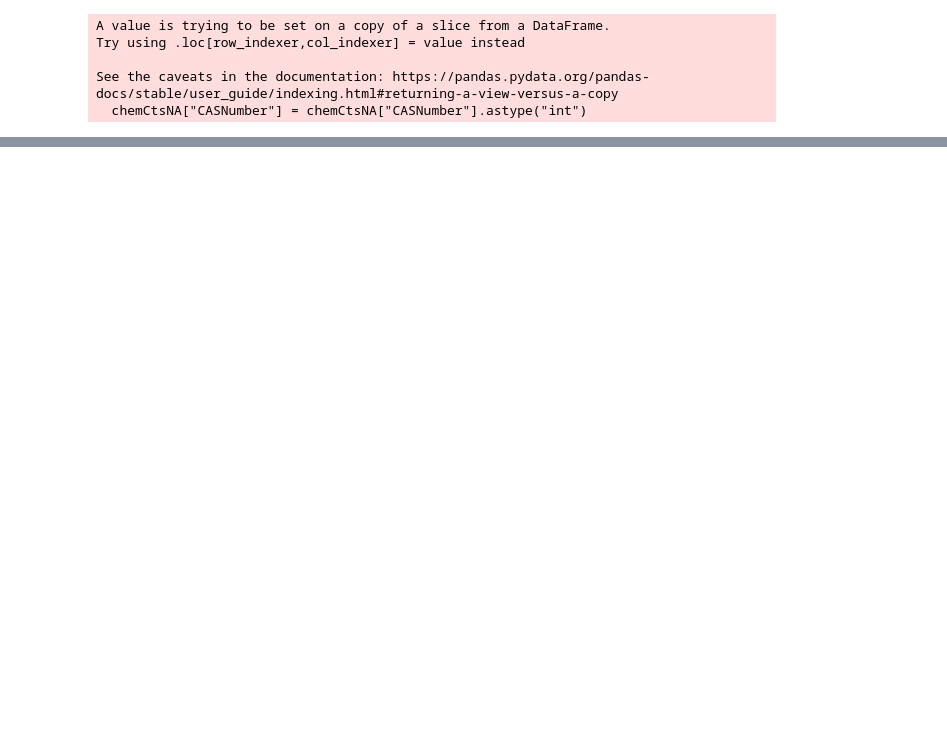
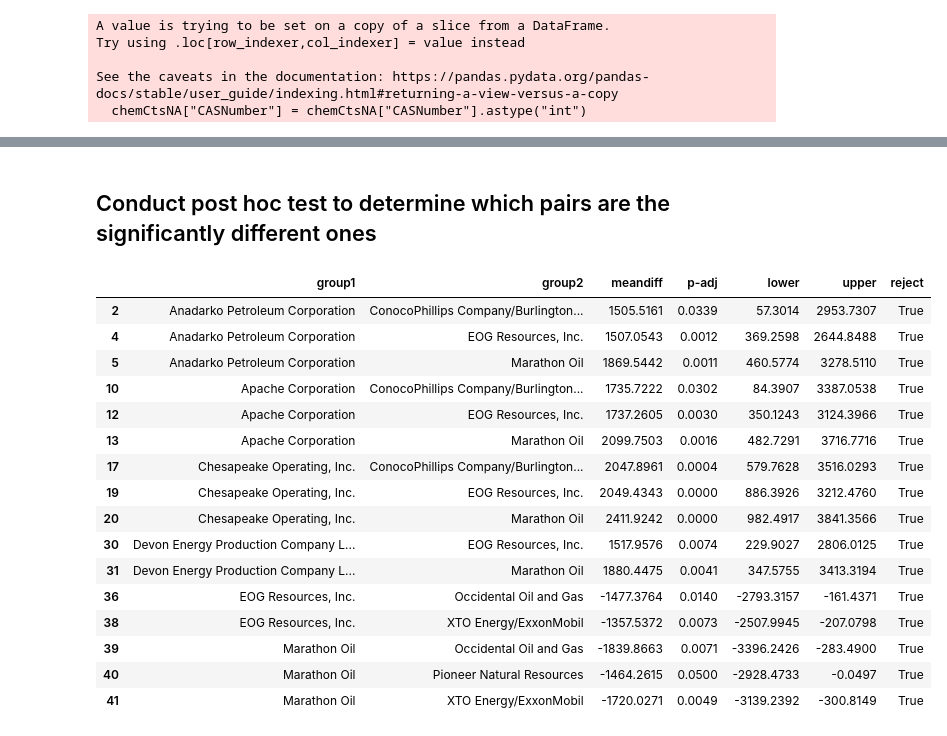
Before and after one commit to elfie42/fracking-research, a Jupyter notebook: code/registry_analysis.ipynb, the cells around one changed output, grey strips where cells are left out. Saved outputs shown, nothing was run; the diff lists cells and outputs as text; code cells hidden in the pictures; blank space fills up the shorter version.

```diff
--- a/code/registry_analysis.ipynb
+++ b/code/registry_analysis.ipynb
@@ -196,0 +374,41 @@ len(purpCat)
+# %% [markdown]
+## Conduct post hoc test to determine which pairs are the significantly different ones
+# %%
+# Tukey HSD test
+
+# create data frame with only operators we want for Tukey HSD test
+tukeyQry = """SELECT op, region, depth, waterVol
+FROM wellsCSV
+WHERE op = 'EOG Resources, Inc.' OR op = 'Anadarko Petroleum Corporation' OR op = 'XTO Energy/ExxonMobil' OR op = 'Chesapeake Operating, Inc.' OR op = 'Pioneer Natural Resources' OR op = 'Devon Energy Production Company L. P.' OR op= 'Occidental Oil and Gas' OR op = 'Marathon Oil' OR op = 'ConocoPhillips Company/Burlington Resources' OR op = 'Apache Corporation'"""
+
+tukeyDF = pysqldf(tukeyQry)
+# %%
+# run test on depth/operator pairs
+depthOpRes = mc.MultiComparison(tukeyDF["depth"], tukeyDF["op"])
+depthOpTky = depthOpRes.tukeyhsd()
+doTky = depthOpTky.summary() # create silly little simpletable object that is not simple and barely functions as a table
+#pd.DataFrame(doTky).to_csv("do.csv")
+# manually go in and remove erroneous row and column
+doDF = pd.read_csv("do.csv")
+
+# select only pairs where we reject the null hypothesis
+doDF2 = doDF[doDF["reject"]]
+doDF2
+# %% [output]
+|  | group1 | group2 | meandiff | p-adj | lower | upper | reject |
+| 2 | Anadarko Petroleum Corporation | ConocoPhillips Company/Burlington... | 1505.5161 | 0.0339 | 57.3014 | 2953.7307 | True |
+| 4 | Anadarko Petroleum Corporation | EOG Resources, Inc. | 1507.0543 | 0.0012 | 369.2598 | 2644.8488 | True |
+| 5 | Anadarko Petroleum Corporation | Marathon Oil | 1869.5442 | 0.0011 | 460.5774 | 3278.5110 | True |
+| 10 | Apache Corporation | ConocoPhillips Company/Burlington... | 1735.7222 | 0.0302 | 84.3907 | 3387.0538 | True |
+| 12 | Apache Corporation | EOG Resources, Inc. | 1737.2605 | 0.0030 | 350.1243 | 3124.3966 | True |
+| 13 | Apache Corporation | Marathon Oil | 2099.7503 | 0.0016 | 482.7291 | 3716.7716 | True |
+| 17 | Chesapeake Operating, Inc. | ConocoPhillips Company/Burlington... | 2047.8961 | 0.0004 | 579.7628 | 3516.0293 | True |
+| 19 | Chesapeake Operating, Inc. | EOG Resources, Inc. | 2049.4343 | 0.0000 | 886.3926 | 3212.4760 | True |
+| 20 | Chesapeake Operating, Inc. | Marathon Oil | 2411.9242 | 0.0000 | 982.4917 | 3841.3566 | True |
+| 30 | Devon Energy Production Company L... | EOG Resources, Inc. | 1517.9576 | 0.0074 | 229.9027 | 2806.0125 | True |
+| 31 | Devon Energy Production Company L... | Marathon Oil | 1880.4475 | 0.0041 | 347.5755 | 3413.3194 | True |
+| 36 | EOG Resources, Inc. | Occidental Oil and Gas | -1477.3764 | 0.0140 | -2793.3157 | -161.4371 | True |
+| 38 | EOG Resources, Inc. | XTO Energy/ExxonMobil | -1357.5372 | 0.0073 | -2507.9945 | -207.0798 | True |
+| 39 | Marathon Oil | Occidental Oil and Gas | -1839.8663 | 0.0071 | -3396.2426 | -283.4900 | True |
+| 40 | Marathon Oil | Pioneer Natural Resources | -1464.2615 | 0.0500 | -2928.4733 | -0.0497 | True |
+| 41 | Marathon Oil | XTO Energy/ExxonMobil | -1720.0271 | 0.0049 | -3139.2392 | -300.8149 | True |
```
Also changed, not shown: parts of 31 cells of this notebook, 2 other files.
